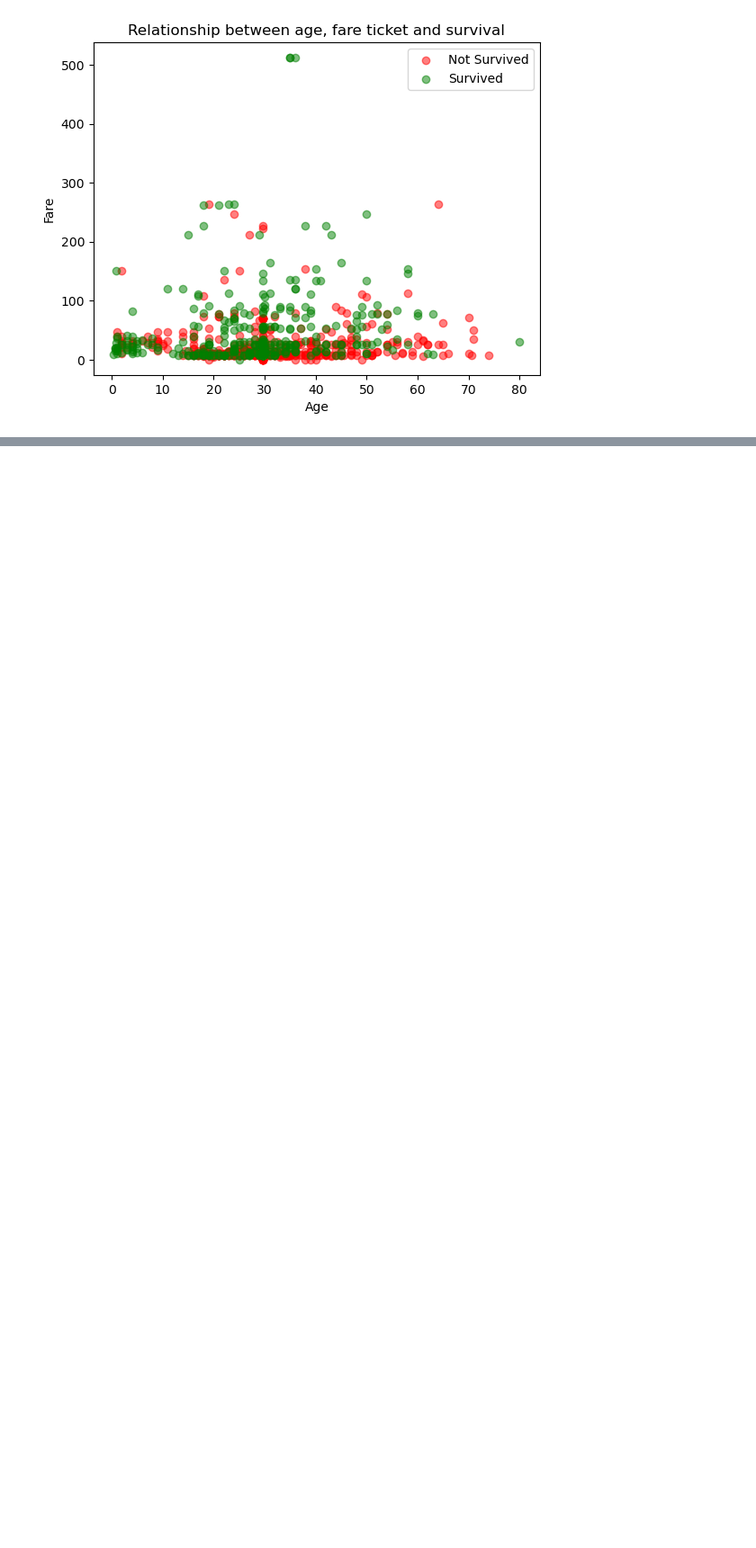
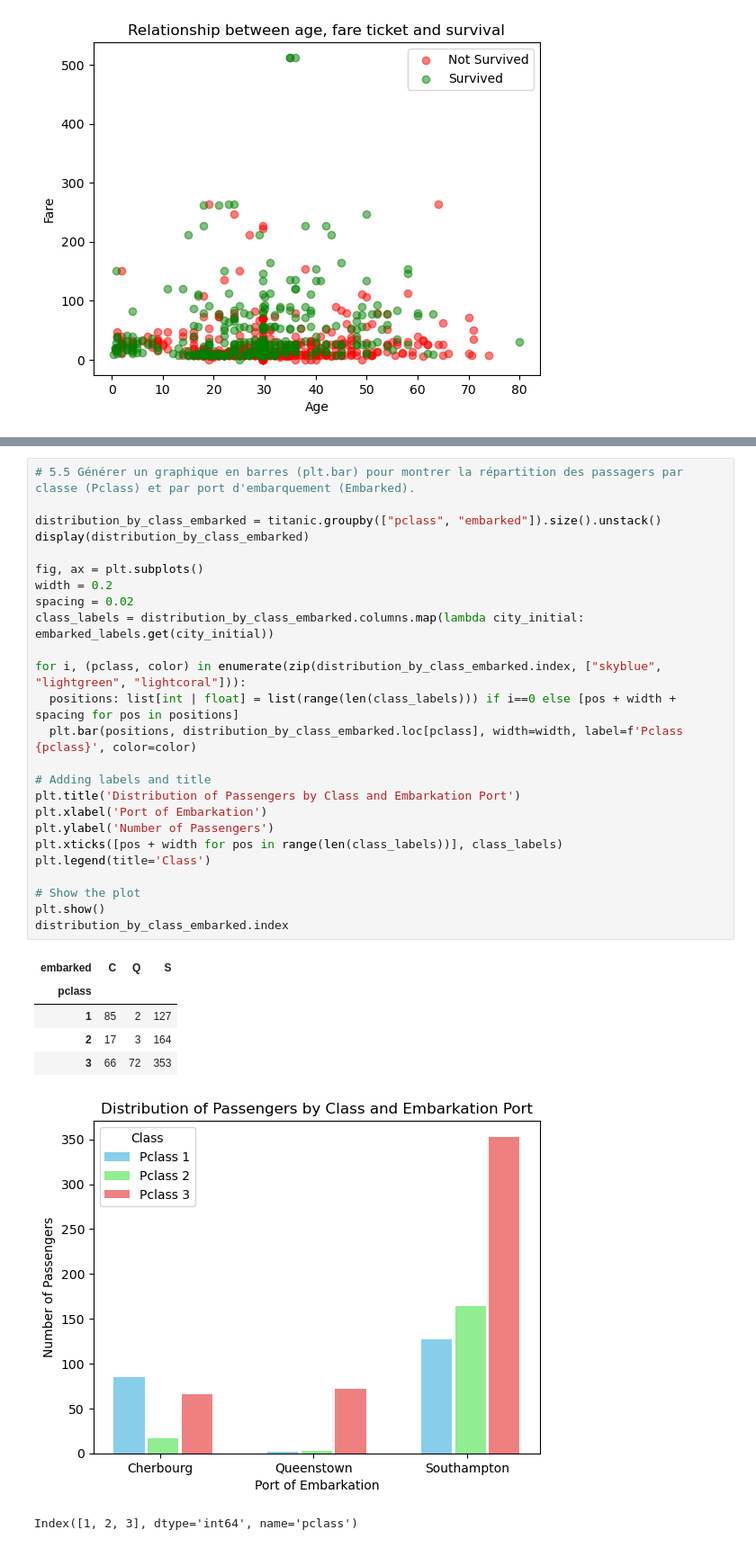
Before and after one commit to michele-mogul/nomades_pse_2024_1112, a Jupyter notebook: numpy_pandas/student_exercises/corrections/pandas/titanic/titanic.ipynb, the cells around one changed output, grey strips where cells are left out. Shown: that part at 90% size. Drawn from its saved outputs; the diff is of its cells as text; blank space fills up the shorter version.

```diff
--- a/numpy_pandas/student_exercises/corrections/pandas/titanic/titanic.ipynb
+++ b/numpy_pandas/student_exercises/corrections/pandas/titanic/titanic.ipynb
@@ -292,0 +332,33 @@ plt.show()
+# %%
+# 5.5 Générer un graphique en barres (plt.bar) pour montrer la répartition des passagers par classe (Pclass) et par port d'embarquement (Embarked).
+
+distribution_by_class_embarked = titanic.groupby(["pclass", "embarked"]).size().unstack()
+display(distribution_by_class_embarked)
+
+fig, ax = plt.subplots()
+width = 0.2
+spacing = 0.02
+class_labels = distribution_by_class_embarked.columns.map(lambda city_initial: embarked_labels.get(city_initial))
+
+for i, (pclass, color) in enumerate(zip(distribution_by_class_embarked.index, ["skyblue", "lightgreen", "lightcoral"])):
+  positions: list[int | float] = list(range(len(class_labels))) if i==0 else [pos + width + spacing for pos in positions]
+  plt.bar(positions, distribution_by_class_embarked.loc[pclass], width=width, label=f'Pclass {pclass}', color=color)
+
+# Adding labels and title
+plt.title('Distribution of Passengers by Class and Embarkation Port')
+plt.xlabel('Port of Embarkation')
+plt.ylabel('Number of Passengers')
+plt.xticks([pos + width for pos in range(len(class_labels))], class_labels)
+plt.legend(title='Class')
+
+# Show the plot
+plt.show()
+distribution_by_class_embarked.index
+# %% [output]
+| embarked | C | Q | S |
+| pclass |  |  |  |
+| 1 | 85 | 2 | 127 |
+| 2 | 17 | 3 | 164 |
+| 3 | 66 | 72 | 353 |
+[figure, added]
+Index([1, 2, 3], dtype='int64', name='pclass')
```
Also changed, not shown: parts of 9 cells of this notebook.
